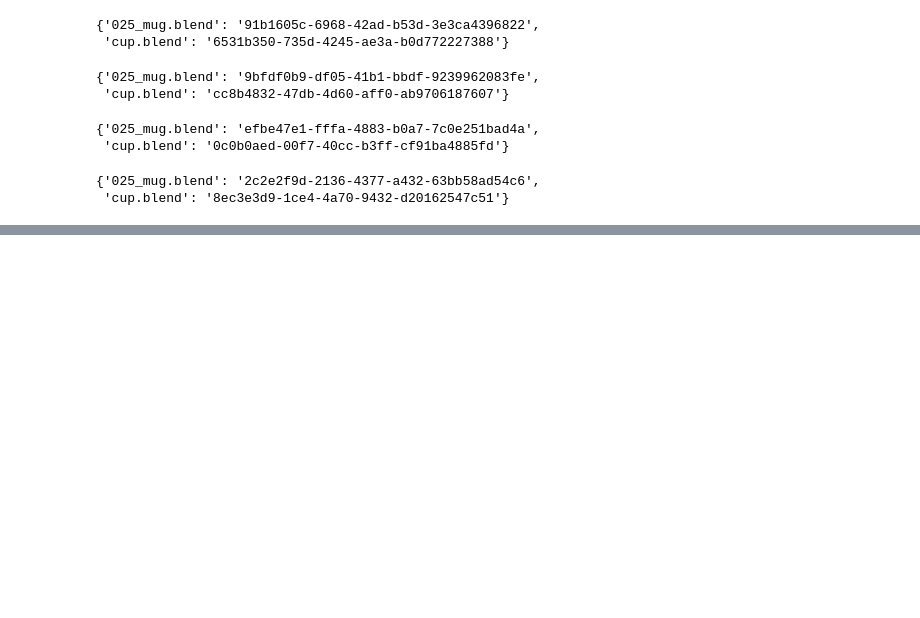
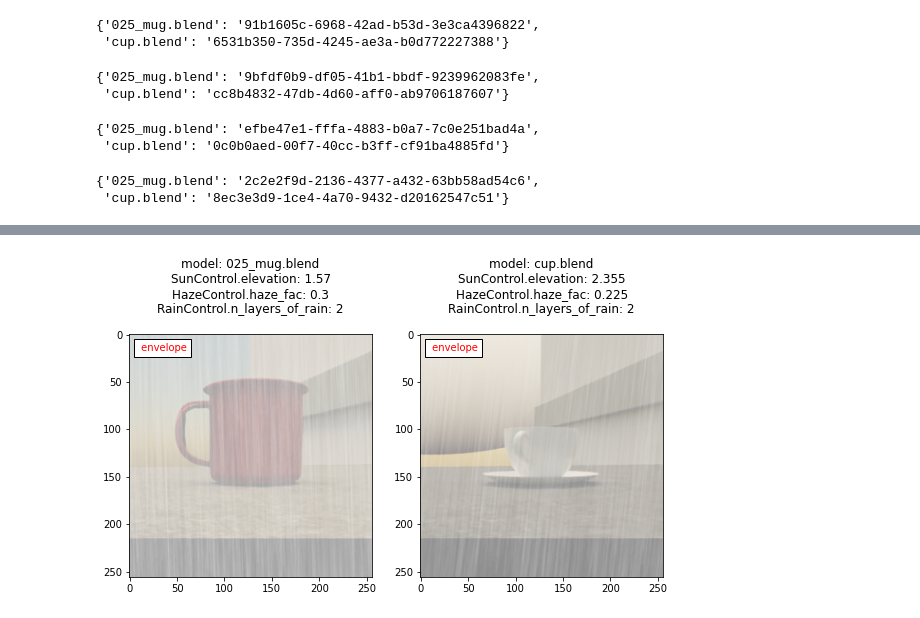
Before and after one commit to lr98769/3db, a Jupyter notebook: experiments/changing_weather/cup_mug/analysis/compare_results.ipynb, the cells around one changed output, grey strips where cells are left out. Drawn from its saved outputs; the diff is of its cells as text; code cells hidden in the pictures; blank space fills up the shorter version.

```diff
--- a/experiments/changing_weather/cup_mug/analysis/compare_results.ipynb
+++ b/experiments/changing_weather/cup_mug/analysis/compare_results.ipynb
@@ -370,0 +546,4 @@ analysis.viewAdversarialImages('l2_3_0', "non_rob", ['l2_3_0'])
+# %%
+analysis.viewAdversarialImages('linf_4')
+# %% [output]
+[figure, added]
```
Also changed, not shown: parts of 12 cells of this notebook, 2 other files.
